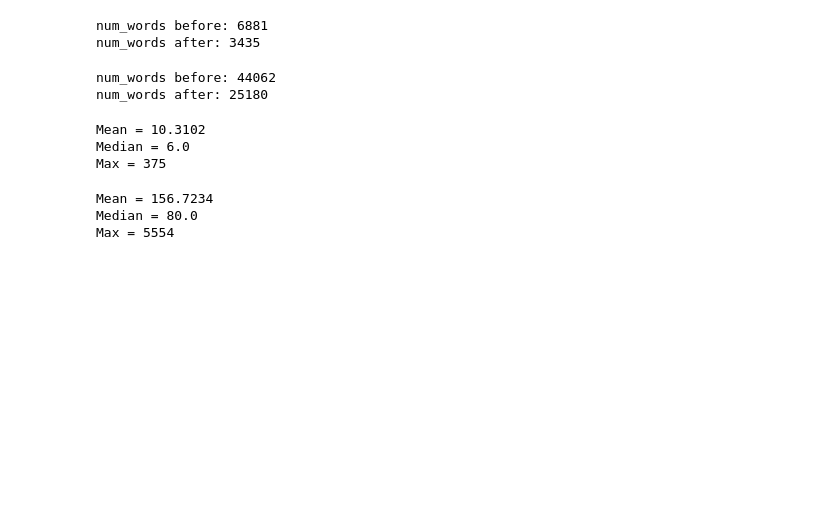
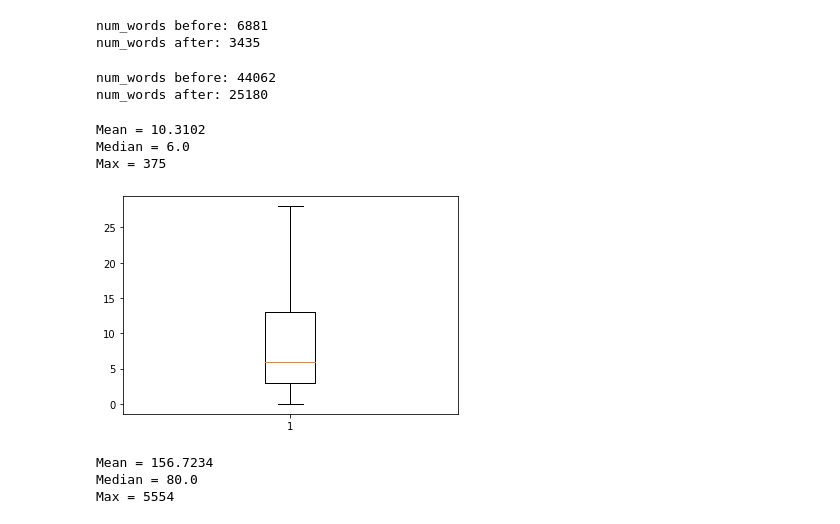
Before and after one commit to Amapocho/Code-Search, a Jupyter notebook: CodeSearch.ipynb, the cells around one changed output. Drawn from its saved outputs; the diff is of its cells as text; code cells hidden in the pictures; blank space fills up the shorter version.

```diff
--- a/CodeSearch.ipynb
+++ b/CodeSearch.ipynb
@@ -177,6 +177,14 @@ print(f"Max = {np.max(l_com)}")
 Mean = 10.3102
 Median = 6.0
 Max = 375
+# %%
+import matplotlib.pyplot as plt
+
+plt.boxplot(l_com, showfliers=False)
+
+plt.show()
+# %% [output]
+[figure, added]
 # %%
 l_code = []
 for index, row in df_train.iterrows():
```
Also changed, not shown: parts of 7 cells of this notebook.
